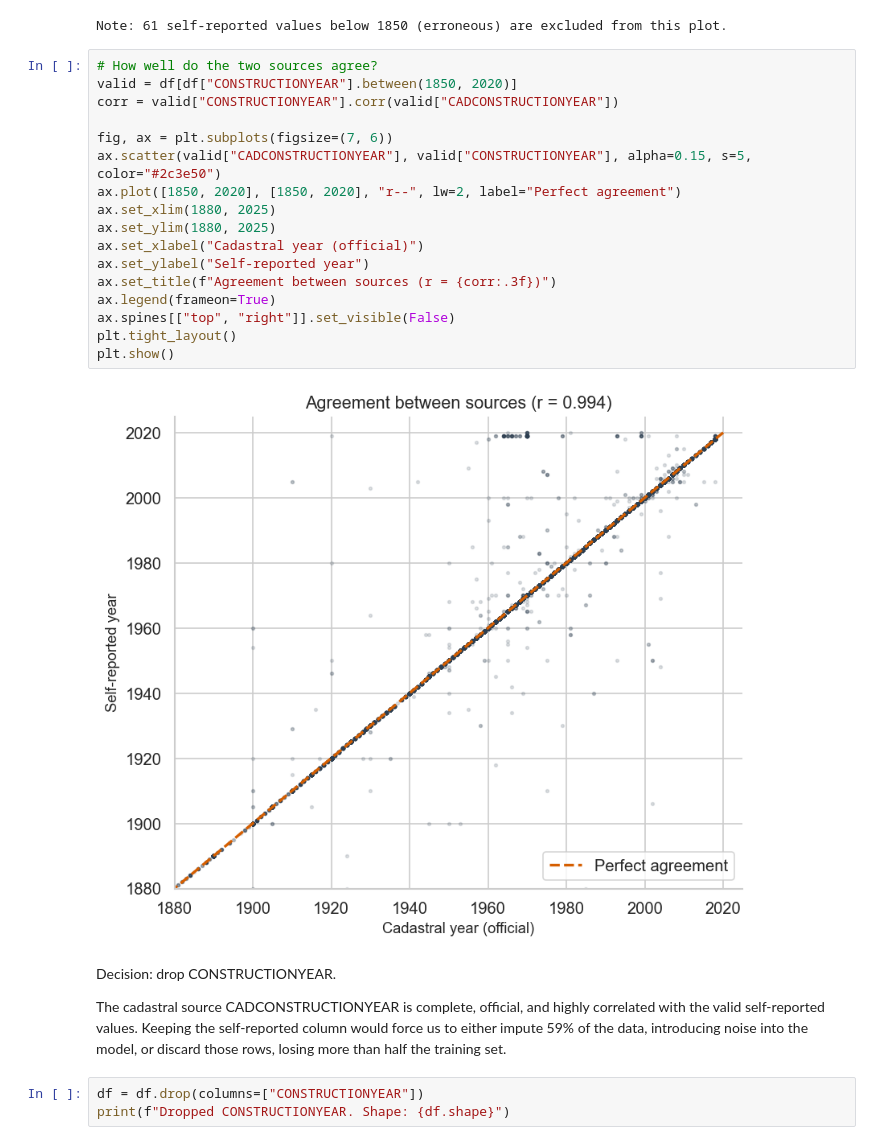
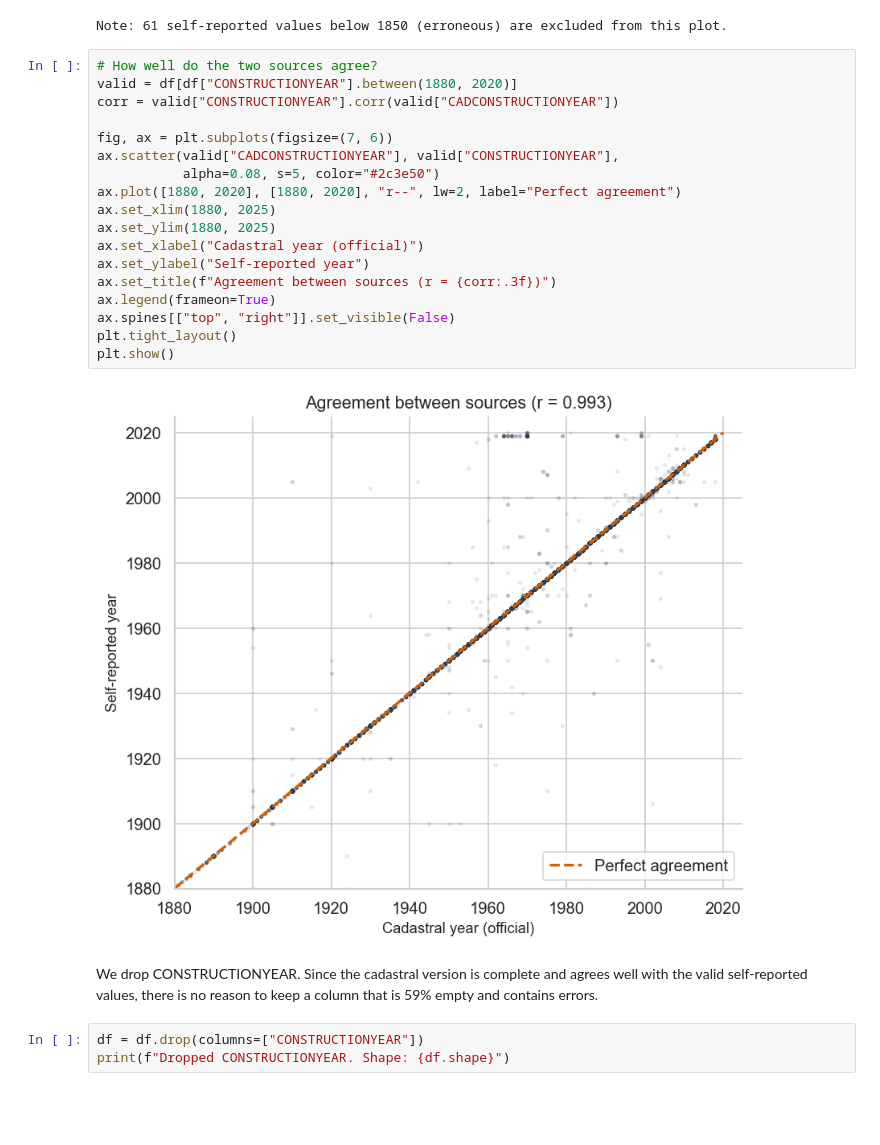
Before and after one commit to PabloMonteroRuiz/machine-learning-airbnb, a Jupyter notebook: notebooks/01_missing_and_erroneous_values.ipynb, the cells around one changed output. Saved outputs shown, nothing was run; the diff lists cells and outputs as text; blank space fills up the shorter version.

Commit message:
final version changed

```diff
--- a/notebooks/01_missing_and_erroneous_values.ipynb
+++ b/notebooks/01_missing_and_erroneous_values.ipynb
@@ -96,27 +92,26 @@ print(f"Note: {len(erroneous)} self-reported values below 1850 (erroneous) are e
 Note: 61 self-reported values below 1850 (erroneous) are excluded from this plot.
 # %%
 # How well do the two sources agree?
-valid = df[df["CONSTRUCTIONYEAR"].between(1850, 2020)]
+valid = df[df["CONSTRUCTIONYEAR"].between(1880, 2020)]
 corr = valid["CONSTRUCTIONYEAR"].corr(valid["CADCONSTRUCTIONYEAR"])
 
 fig, ax = plt.subplots(figsize=(7, 6))
-ax.scatter(valid["CADCONSTRUCTIONYEAR"], valid["CONSTRUCTIONYEAR"], alpha=0.15, s=5, color="#2c3e50")
-ax.plot([1850, 2020], [1850, 2020], "r--", lw=2, label="Perfect agreement")
+ax.scatter(valid["CADCONSTRUCTIONYEAR"], valid["CONSTRUCTIONYEAR"],
+           alpha=0.08, s=5, color="#2c3e50")
+ax.plot([1880, 2020], [1880, 2020], "r--", lw=2, label="Perfect agreement")
 ax.set_xlim(1880, 2025)
 ax.set_ylim(1880, 2025)
 ax.set_xlabel("Cadastral year (official)")
 ax.set_ylabel("Self-reported year")
 ax.set_title(f"Agreement between sources (r = {corr:.3f})")
 ax.legend(frameon=True)
 ax.spines[["top", "right"]].set_visible(False)
 plt.tight_layout()
 plt.show()
 # %% [output]
-[figure, old version]
+[figure, new version]
 # %% [markdown]
-Decision: drop CONSTRUCTIONYEAR.
-
-The cadastral source CADCONSTRUCTIONYEAR is complete, official, and highly correlated with the valid self-reported values. Keeping the self-reported column would force us to either impute 59% of the data, introducing noise into the model, or discard those rows, losing more than half the training set.
+We drop CONSTRUCTIONYEAR. Since the cadastral version is complete and agrees well with the valid self-reported values, there is no reason to keep a column that is 59% empty and contains errors.
 # %%
 df = df.drop(columns=["CONSTRUCTIONYEAR"])
 print(f"Dropped CONSTRUCTIONYEAR. Shape: {df.shape}")
```
Also changed, not shown: parts of 16 cells of this notebook, 4 other files.
